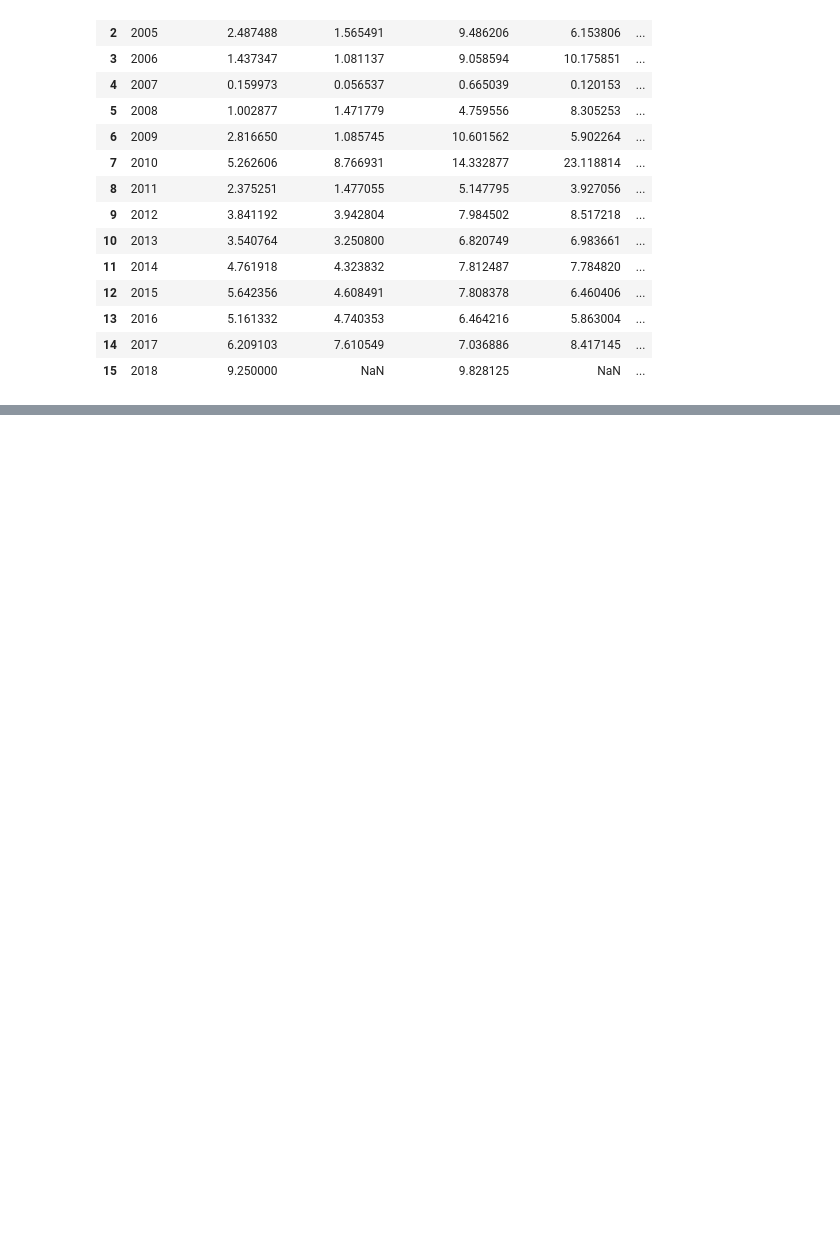
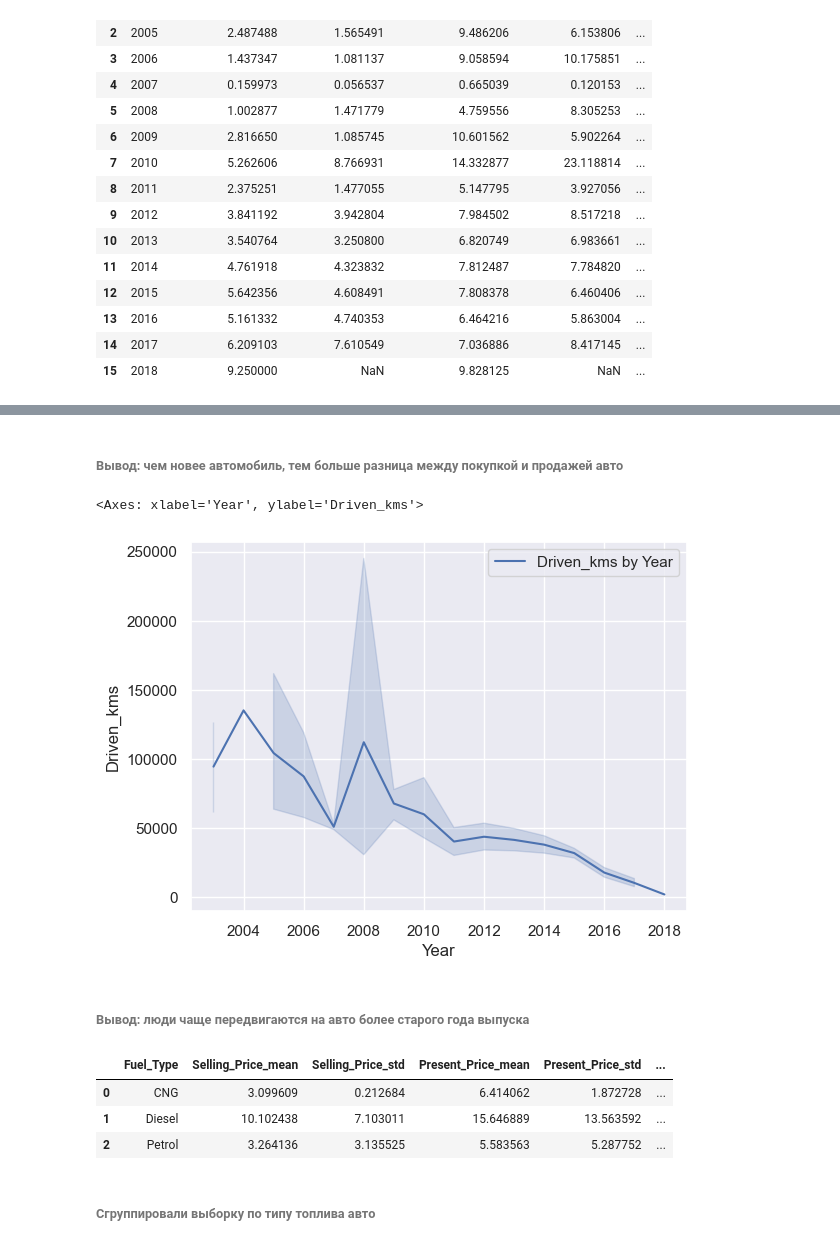
Before and after one commit to ShepelevDD/issProj, a Jupyter notebook: eda/eda.ipynb, the cells around one changed output, grey strips where cells are left out. Drawn from its saved outputs; the diff is of its cells as text; code cells hidden in the pictures; blank space fills up the shorter version.

```diff
--- a/eda/eda.ipynb
+++ b/eda/eda.ipynb
@@ -232,0 +244,20 @@ sns.lineplot(df, x='Year', y='Driven_kms', label='Driven_kms', ax=axs[1,1])
+# %% [markdown]
+###### Вывод: чем новее автомобиль, тем больше разница между покупкой и продажей авто
+# %%
+sns.lineplot(df, x='Year', y='Driven_kms', label='Driven_kms by Year')
+# %% [output]
+<Axes: xlabel='Year', ylabel='Driven_kms'>
+[figure, added]
+# %% [markdown]
+###### Вывод: люди чаще передвигаются на авто более старого года выпуска
+# %%
+aggregated_df = df[num_features+['Fuel_Type']].groupby(by='Fuel_Type').agg(['mean', 'std'])
+aggregated_df = flat_index(aggregated_df)
+aggregated_df
+# %% [output]
+|  | Fuel_Type | Selling_Price_mean | Selling_Price_std | Present_Price_mean | Present_Price_std | ... |
+| 0 | CNG | 3.099609 | 0.212684 | 6.414062 | 1.872728 | ... |
+| 1 | Diesel | 10.102438 | 7.103011 | 15.646889 | 13.563592 | ... |
+| 2 | Petrol | 3.264136 | 3.135525 | 5.583563 | 5.287752 | ... |
+# %% [markdown]
+###### Сгруппировали выборку по типу топлива авто
```
Also changed, not shown: parts of 35 cells of this notebook.
